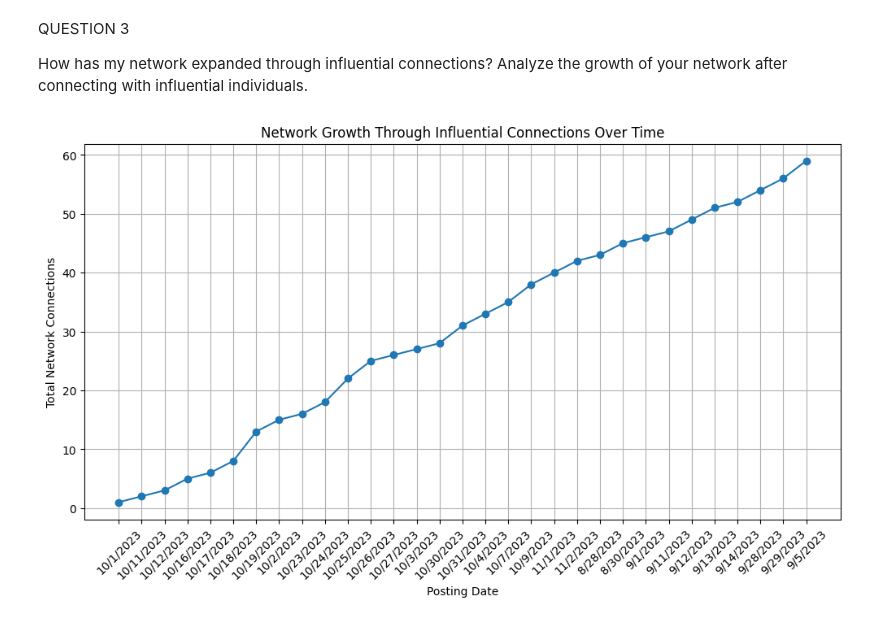
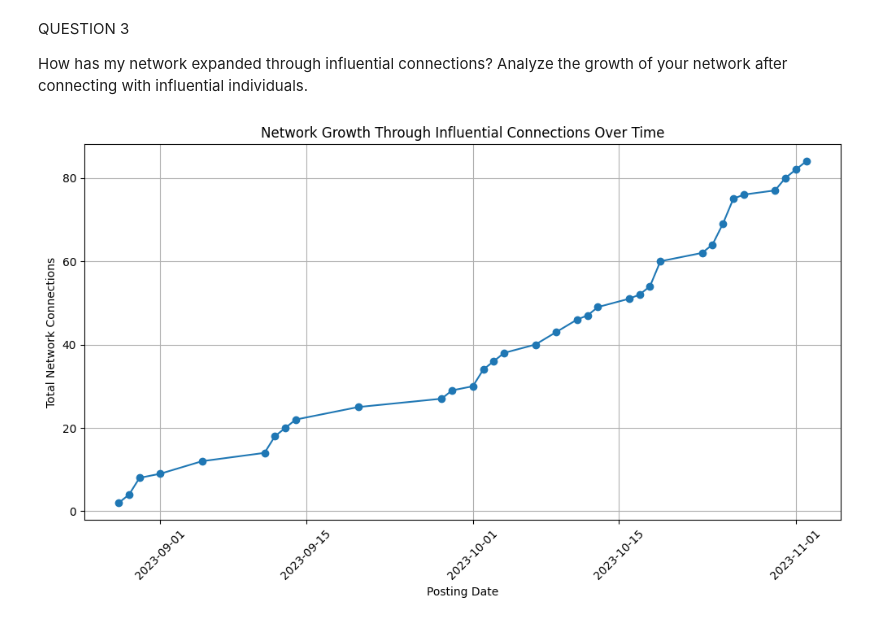
Before and after one commit to simonowuor8/datasciencecoursera, a Jupyter notebook: Copy_of_Correct_Analysis.ipynb, the cells around one changed output. Saved outputs shown, nothing was run; the diff lists cells and outputs as text; code cells hidden in the pictures.

```diff
--- a/Copy_of_Correct_Analysis.ipynb
+++ b/Copy_of_Correct_Analysis.ipynb
@@ -142,30 +142,24 @@ How has my network expanded through influential connections? Analyze the growth
 # %%
 import pandas as pd
 import matplotlib.pyplot as plt
 
-# Filter the dataset to include only influential connections
-follower_threshold = 11
-engagement_threshold = 2
-influential_connections = cameronData[
-    (cameronData['NumberofLikes'] >= follower_threshold) |
-    (cameronData['NumberofComments'] >= engagement_threshold) |
-    (cameronData['NumberofReposts'] >= engagement_threshold)
-]
+# Convert 'PostingDate' to datetime
+cameronData['PostingDate'] = pd.to_datetime(cameronData['PostingDate'])
 
 # Sort the influential connections by the posting date
-sorted_influential_connections = influential_connections.sort_values(by=['PostingDate'])
+sorted_influential_connections = cameronData.sort_values(by=['PostingDate'])
 
 # Calculate the growth of your network over time
 network_growth = sorted_influential_connections.groupby('PostingDate').size().cumsum()
 
-# Plot the network growth
+# Plot the network growth with reversed x-axis
 plt.figure(figsize=(12, 6))
-plt.plot(network_growth.index, network_growth.values, marker='o', linestyle='-')
+plt.plot(network_growth.index[::-1], network_growth.values[::-1], marker='o', linestyle='-')  # Reverse the order
 plt.title('Network Growth Through Influential Connections Over Time')
 plt.xlabel('Posting Date')
 plt.ylabel('Total Network Connections')
 plt.xticks(rotation=45)
 plt.grid()
 plt.show()
 # %% [output]
-[figure, old version]
+[figure, new version]
```
Also changed, not shown: parts of 1 cell of this notebook.
